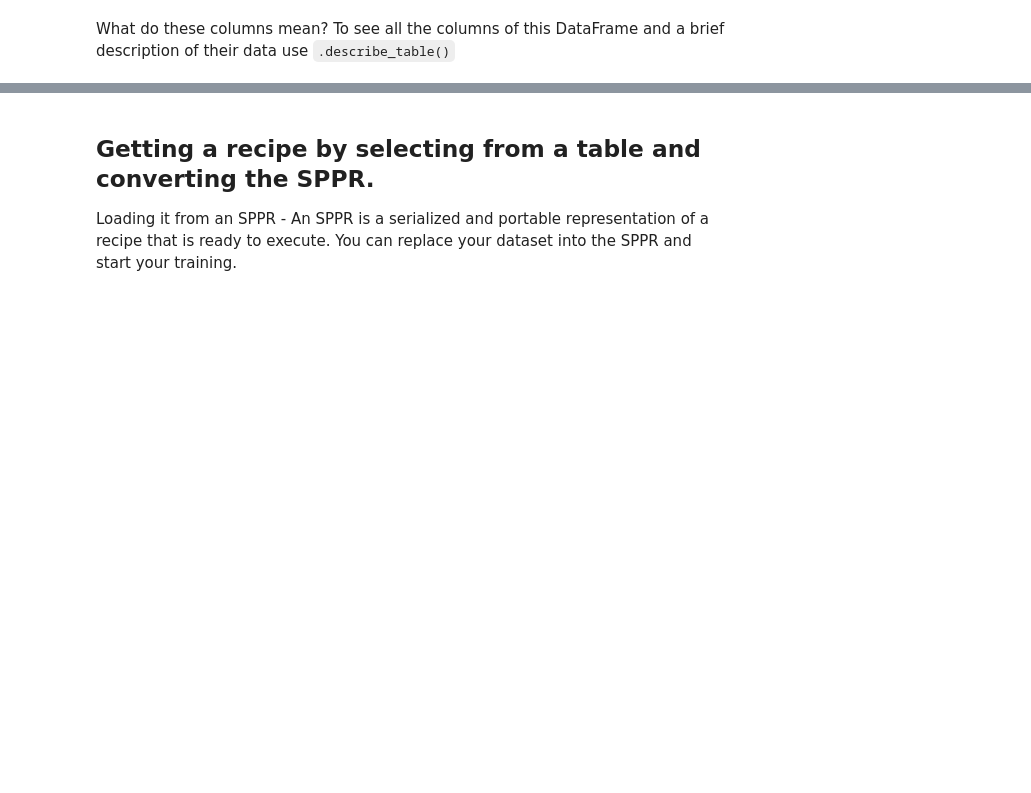
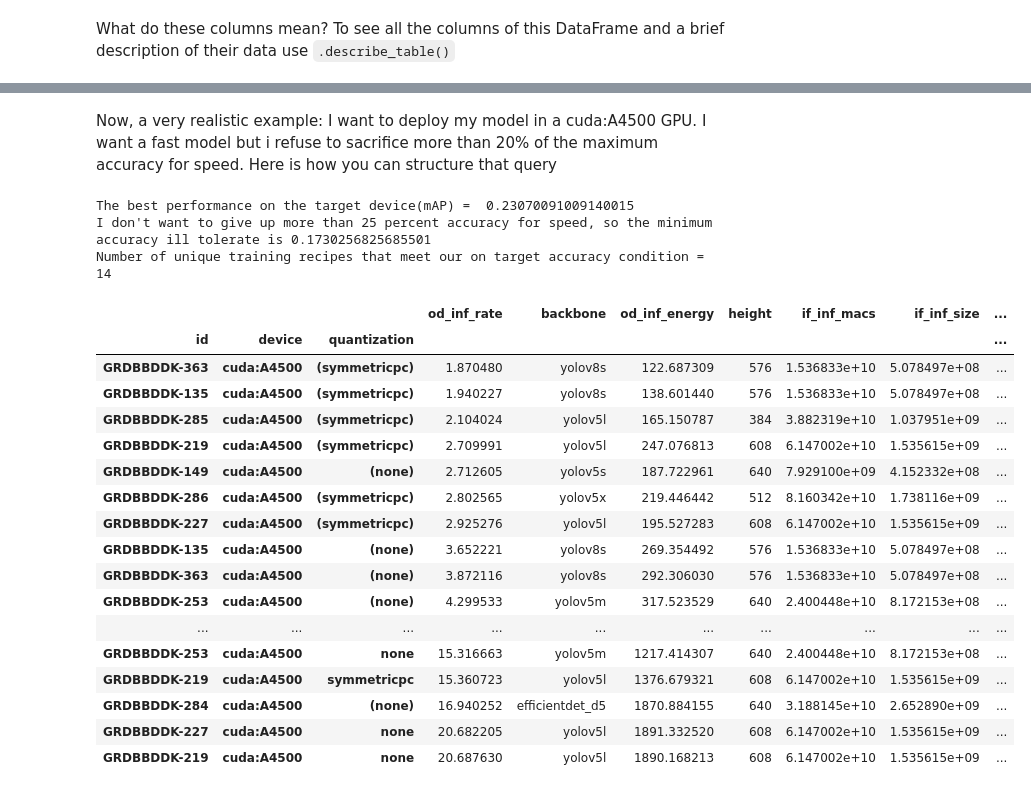
Before and after one commit to latentai/leip-tutorials, a Jupyter notebook: notebooks/golden_recipe_tutorial.ipynb, the cells around one changed output, grey strips where cells are left out. Saved outputs shown, nothing was run; the diff lists cells and outputs as text; code cells hidden in the pictures; blank space fills up the shorter version.

```diff
--- a/notebooks/golden_recipe_tutorial.ipynb
+++ b/notebooks/golden_recipe_tutorial.ipynb
@@ -77,4 +153,40 @@ sub_df3
-# %% [markdown]
-## Getting a recipe by selecting from a table and converting the SPPR.
-
-Loading it from an SPPR - An SPPR is a serialized and portable representation of a recipe that is ready to execute. You can replace your dataset into the SPPR and start your training.
+# %% [markdown]
+Now, a very realistic example:
+I want to deploy my model in a cuda:A4500 GPU. I want a fast model but i refuse to sacrifice more than 20% of the maximum accuracy for speed.
+Here is how you can structure that query
+# %%
+# Find out what is the highest accuracy on target device
+target_device = 'cuda:A4500'
+global_max = df.query(f"device in ['{target_device}']")['od_task_metric'].max()
+print("The best performance on the target device(mAP) = ", global_max)
+
+# Filtering based on accuracy on target device
+minimum_accuracy = 0.75 * global_max
+print(f"I don't want to give up more than 25 percent accuracy for speed, so the minimum accuracy ill tolerate is {minimum_accuracy}")
+sub_df = df.query(f"device in ['{target_device}'] and od_task_metric > {minimum_accuracy}")
+print('Number of unique training recipes that meet our on target accuracy condition = ', len(sub_df.index.get_level_values('id').unique()))
+
+# Sort by inference speed on target:
+sub_df.sort_values(by=['od_inf_rate'], ascending = True)
+# %% [output]
+The best performance on the target device(mAP) =  0.23070091009140015
+I don't want to give up more than 25 percent accuracy for speed, so the minimum accuracy ill tolerate is 0.1730256825685501
+Number of unique training recipes that meet our on target accuracy condition =  14
+|  |  |  | od_inf_rate | backbone | od_inf_energy | height | if_inf_macs | if_inf_size | ... |
+| id | device | quantization |  |  |  |  |  |  | ... |
+| GRDBBDDK-363 | cuda:A4500 | (symmetricpc) | 1.870480 | yolov8s | 122.687309 | 576 | 1.536833e+10 | 5.078497e+08 | ... |
+| GRDBBDDK-135 | cuda:A4500 | (symmetricpc) | 1.940227 | yolov8s | 138.601440 | 576 | 1.536833e+10 | 5.078497e+08 | ... |
+| GRDBBDDK-285 | cuda:A4500 | (symmetricpc) | 2.104024 | yolov5l | 165.150787 | 384 | 3.882319e+10 | 1.037951e+09 | ... |
+| GRDBBDDK-219 | cuda:A4500 | (symmetricpc) | 2.709991 | yolov5l | 247.076813 | 608 | 6.147002e+10 | 1.535615e+09 | ... |
+| GRDBBDDK-149 | cuda:A4500 | (none) | 2.712605 | yolov5s | 187.722961 | 640 | 7.929100e+09 | 4.152332e+08 | ... |
+| GRDBBDDK-286 | cuda:A4500 | (symmetricpc) | 2.802565 | yolov5x | 219.446442 | 512 | 8.160342e+10 | 1.738116e+09 | ... |
+| GRDBBDDK-227 | cuda:A4500 | (symmetricpc) | 2.925276 | yolov5l | 195.527283 | 608 | 6.147002e+10 | 1.535615e+09 | ... |
+| GRDBBDDK-135 | cuda:A4500 | (none) | 3.652221 | yolov8s | 269.354492 | 576 | 1.536833e+10 | 5.078497e+08 | ... |
+| GRDBBDDK-363 | cuda:A4500 | (none) | 3.872116 | yolov8s | 292.306030 | 576 | 1.536833e+10 | 5.078497e+08 | ... |
+| GRDBBDDK-253 | cuda:A4500 | (none) | 4.299533 | yolov5m | 317.523529 | 640 | 2.400448e+10 | 8.172153e+08 | ... |
+| ... | ... | ... | ... | ... | ... | ... | ... | ... | ... |
+| GRDBBDDK-253 | cuda:A4500 | none | 15.316663 | yolov5m | 1217.414307 | 640 | 2.400448e+10 | 8.172153e+08 | ... |
+| GRDBBDDK-219 | cuda:A4500 | symmetricpc | 15.360723 | yolov5l | 1376.679321 | 608 | 6.147002e+10 | 1.535615e+09 | ... |
+| GRDBBDDK-284 | cuda:A4500 | (none) | 16.940252 | efficientdet_d5 | 1870.884155 | 640 | 3.188145e+10 | 2.652890e+09 | ... |
+| GRDBBDDK-227 | cuda:A4500 | none | 20.682205 | yolov5l | 1891.332520 | 608 | 6.147002e+10 | 1.535615e+09 | ... |
+| GRDBBDDK-219 | cuda:A4500 | none | 20.687630 | yolov5l | 1890.168213 | 608 | 6.147002e+10 | 1.535615e+09 | ... |
```
Also changed, not shown: parts of 36 cells of this notebook, 1 other file.
